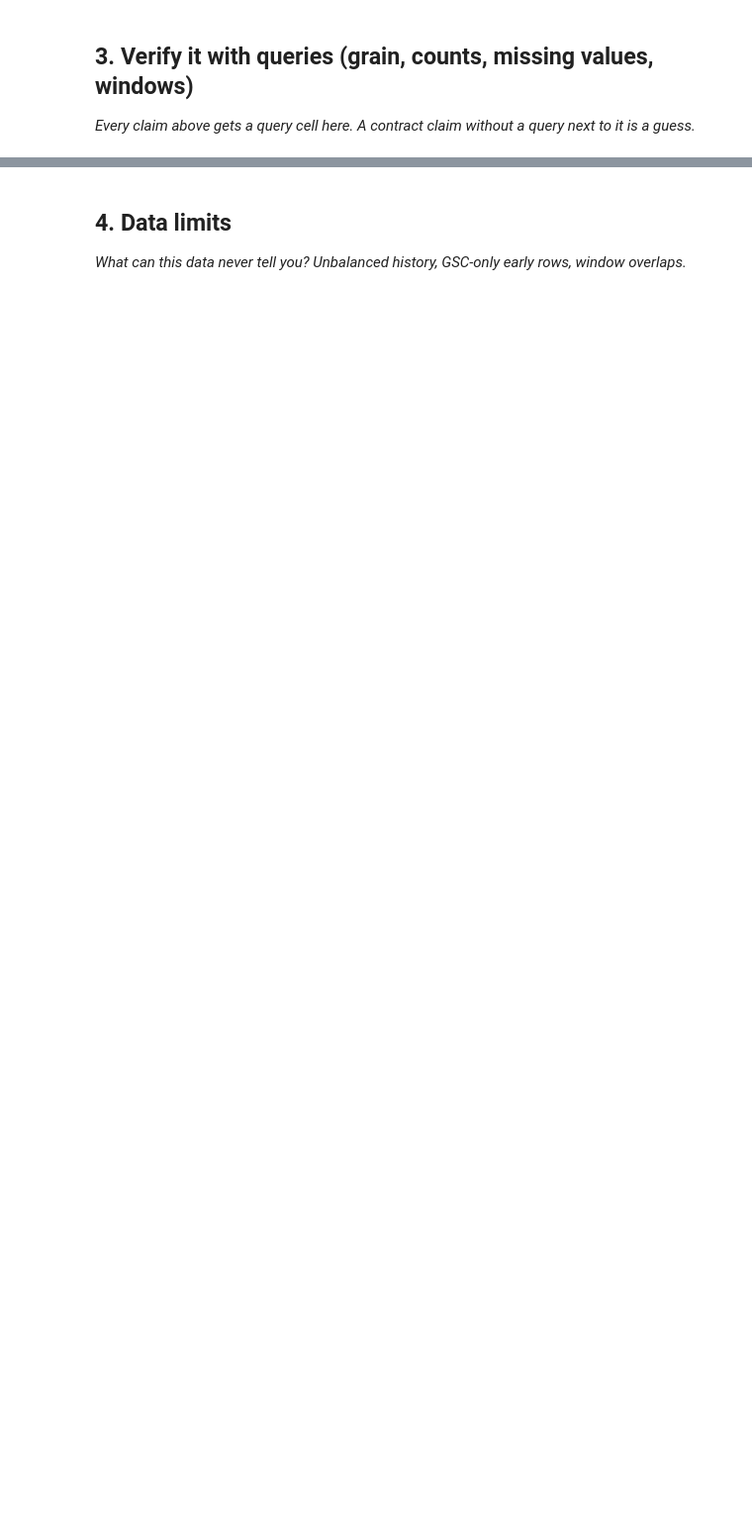
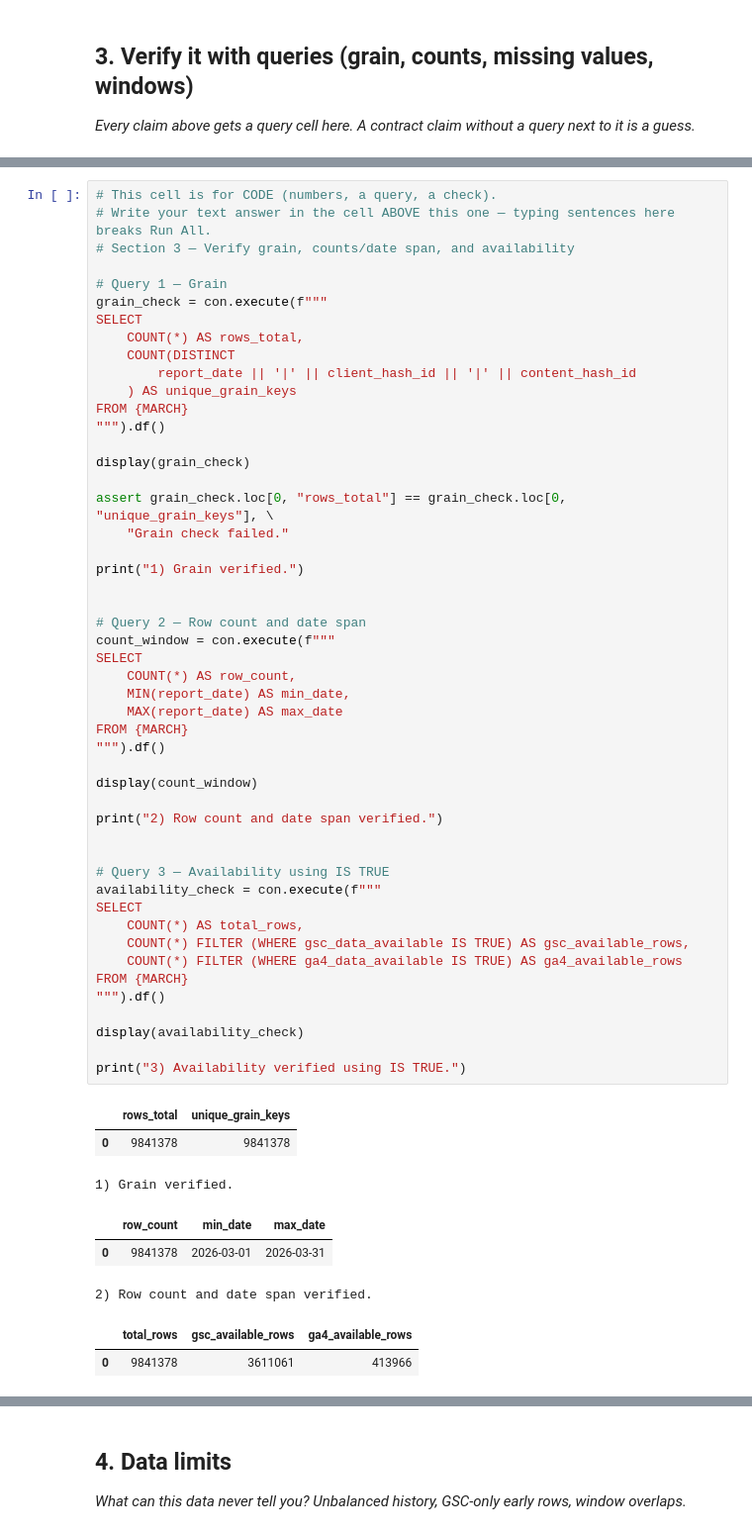
Before and after one commit to Maryam271/flyrank-ml-internship, a Jupyter notebook: work/notebooks/w03_data_contract.ipynb, the cells around one changed output, grey strips where cells are left out. Shown at 99% size. Cells and saved outputs as stored; diff of their text form; blank space fills up the shorter version.

```diff
--- a/work/notebooks/w03_data_contract.ipynb
+++ b/work/notebooks/w03_data_contract.ipynb
@@ -29,0 +153,58 @@ This skeleton is yours to fill. Work the sections **in order** — each one has
+# %%
+# This cell is for CODE (numbers, a query, a check).
+# Write your text answer in the cell ABOVE this one — typing sentences here breaks Run All.
+# Section 3 — Verify grain, counts/date span, and availability
+
+# Query 1 — Grain
+grain_check = con.execute(f"""
+SELECT
+    COUNT(*) AS rows_total,
+    COUNT(DISTINCT
+        report_date || '|' || client_hash_id || '|' || content_hash_id
+    ) AS unique_grain_keys
+FROM {MARCH}
+""").df()
+
+display(grain_check)
+
+assert grain_check.loc[0, "rows_total"] == grain_check.loc[0, "unique_grain_keys"], \
+    "Grain check failed."
+
+print("1) Grain verified.")
+
+
+# Query 2 — Row count and date span
+count_window = con.execute(f"""
+SELECT
+    COUNT(*) AS row_count,
+    MIN(report_date) AS min_date,
+    MAX(report_date) AS max_date
+FROM {MARCH}
+""").df()
+
+display(count_window)
+
+print("2) Row count and date span verified.")
+
+
+# Query 3 — Availability using IS TRUE
+availability_check = con.execute(f"""
+SELECT
+    COUNT(*) AS total_rows,
+    COUNT(*) FILTER (WHERE gsc_data_available IS TRUE) AS gsc_available_rows,
+    COUNT(*) FILTER (WHERE ga4_data_available IS TRUE) AS ga4_available_rows
+FROM {MARCH}
+""").df()
+
+display(availability_check)
+
+print("3) Availability verified using IS TRUE.")
+# %% [output]
+|  | rows_total | unique_grain_keys |
+| 0 | 9841378 | 9841378 |
+1) Grain verified.
+|  | row_count | min_date | max_date |
+| 0 | 9841378 | 2026-03-01 | 2026-03-31 |
+2) Row count and date span verified.
+|  | total_rows | gsc_available_rows | ga4_available_rows |
+| 0 | 9841378 | 3611061 | 413966 |
```
Also changed, not shown: parts of 11 cells of this notebook.
